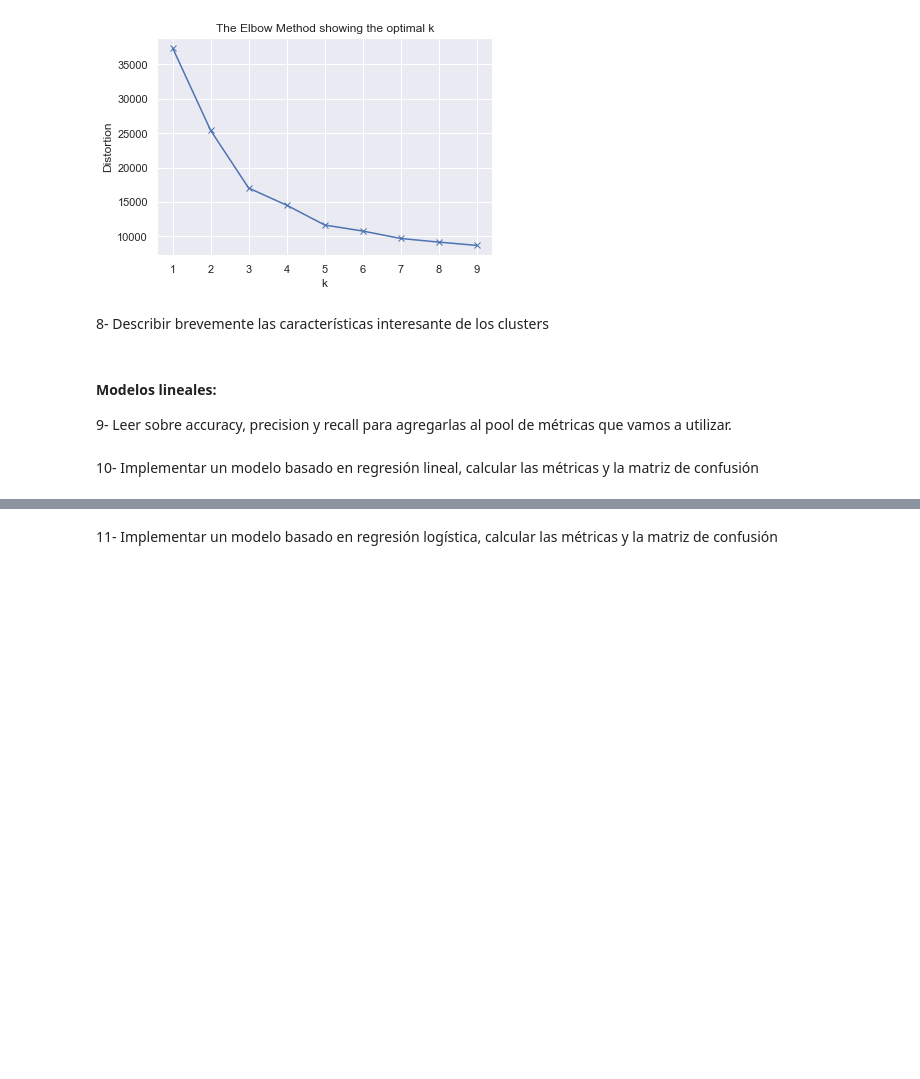
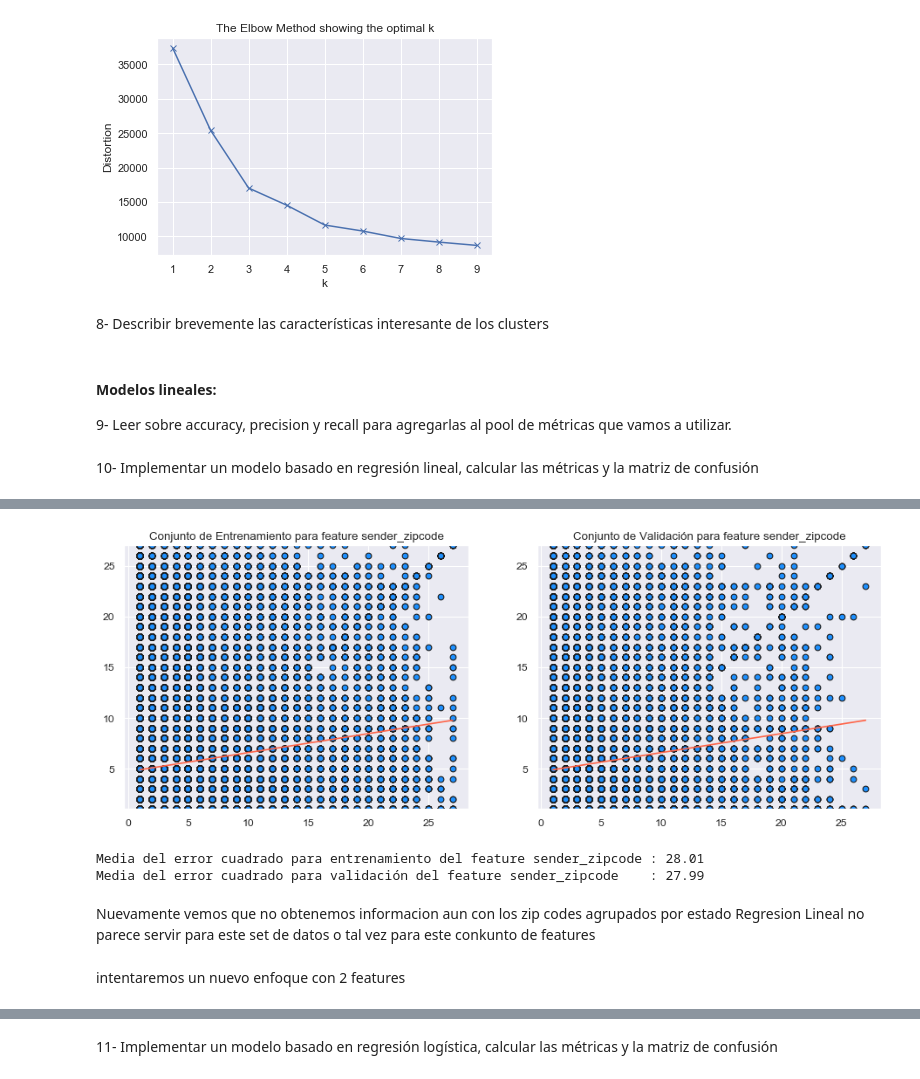
Before and after one commit to manquius/series_temporales, a Jupyter notebook: practico3_migue.ipynb, the cells around one changed output, grey strips where cells are left out. Drawn from its saved outputs; the diff is of its cells as text; code cells hidden in the pictures; blank space fills up the shorter version.

```diff
--- a/practico3_migue.ipynb
+++ b/practico3_migue.ipynb
@@ -365,0 +405,11 @@ y_pred = linear_reg.predict(X_test)
+# %%
+# but it couldn be useful for you depending on your approach)
+from sklearn.linear_model import LinearRegression
+from sklearn.model_selection import train_test_split
+from sklearn.metrics import accuracy_score, confusion_matrix, mean_squared_error
+
+#First aproach: choose only one feature
+selected_feature = 'sender_zipcode'
+X = grouped_zipcodes_df[['sender_zipcode']].copy()
+y = grouped_zipcodes_df[['receiver_zipcode']].copy()
+X_train, X_test, y_train, y_test = train_test_split(X, y, test_size=0.2, random_state=42)
@@ -365,0 +418,11 @@ y_pred = linear_reg.predict(X_test)
+# %%
+plot_lineal_regression(X_train, y_train, X_test, y_test)
+# %% [output]
+[figure, added]
+Media del error cuadrado para entrenamiento del feature sender_zipcode : 28.01
+Media del error cuadrado para validación del feature sender_zipcode    : 27.99
+# %% [markdown]
+Nuevamente vemos que no obtenemos informacion aun con los zip codes agrupados por estado
+Regresion Lineal no parece servir para este set de datos o tal vez para este conkunto de features
+# %% [markdown]
+intentaremos un nuevo enfoque con 2 features
```
Also changed, not shown: parts of 26 cells of this notebook.
